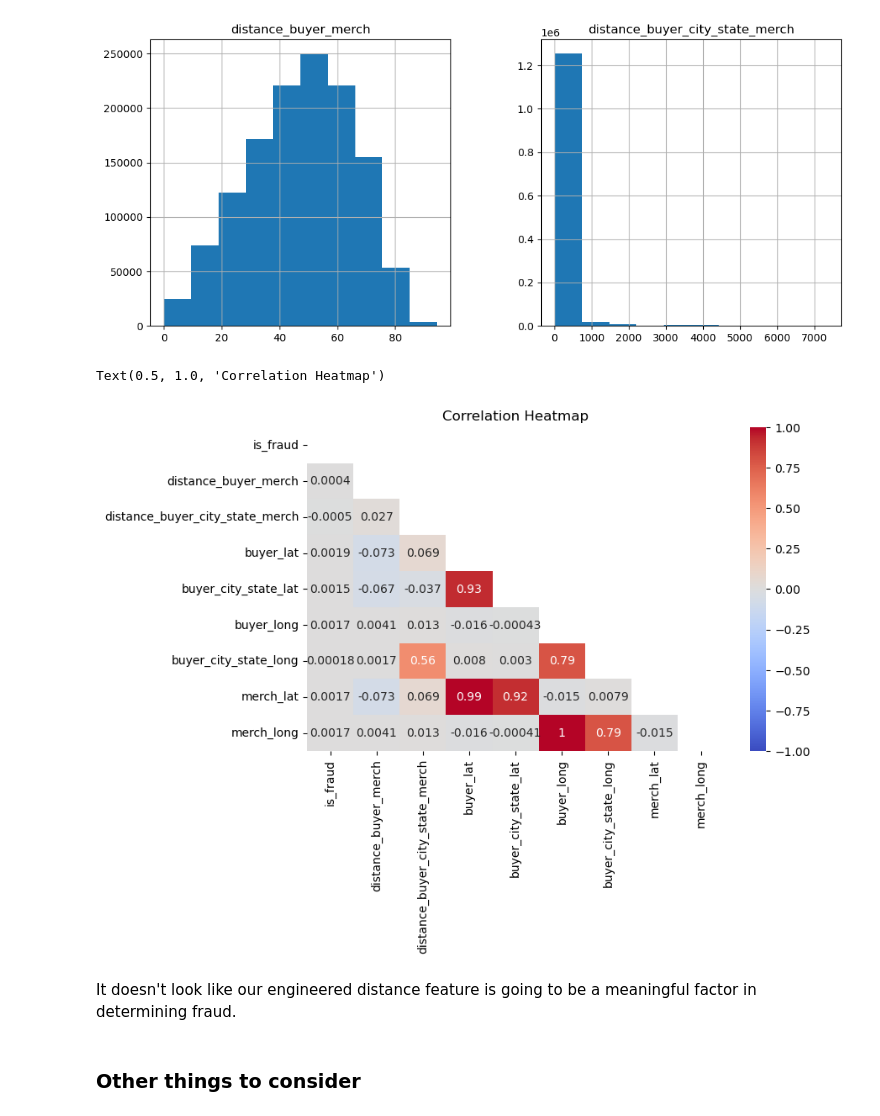
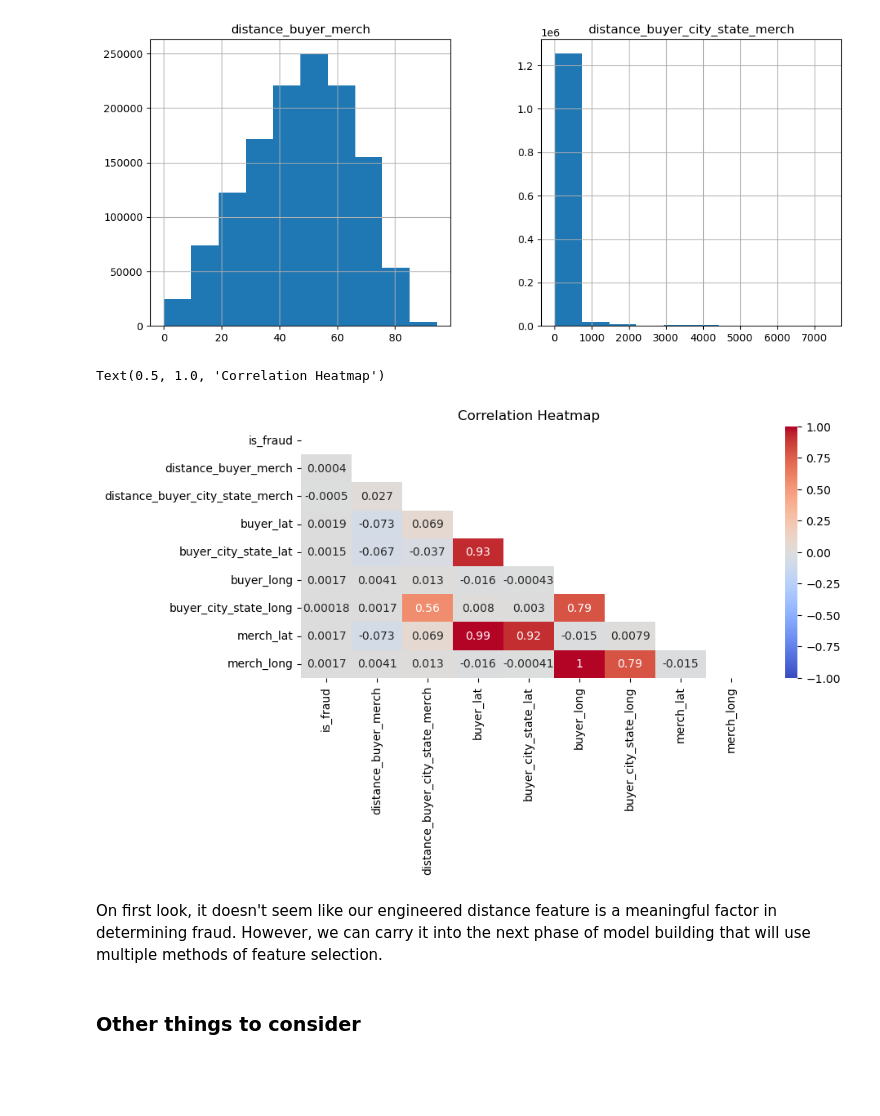
Before and after one commit to OMLDS/OMLDS_ML_Project_2023, a Jupyter notebook: notebooks/feature_eng_distance.ipynb, the cells around one changed output. Drawn from its saved outputs; the diff is of its cells as text; code cells hidden in the pictures; blank space fills up the shorter version.

```diff
--- a/notebooks/feature_eng_distance.ipynb
+++ b/notebooks/feature_eng_distance.ipynb
@@ -151,6 +196,6 @@ array([[<Axes: title={'center': 'distance_buyer_merch'}>]], dtype=object)
 # %%
 
-plt.rcParams['figure.figsize'] = (5, 5)
+plt.rcParams['figure.figsize'] = (6, 4)
 
 dist_corr = df_locs[
     [
@@ -295,11 +335,3 @@ Reformat the city_state field for merging back to our main dataset.
-# %%
-df_locs["distance_buyer_merch"] = df_locs.apply(
-    lambda x: calc_distance(
-        x["buyer_location"],
-        x["merchant_location"]
-    ),
-    axis=1
-)
 # %%
 # FYI:  This took approx 20 min. to run
 # df_geocode["geocode"] = df_geocode["city_state"].apply(geocode)
@@ -376,36 +415,36 @@ array([[<Axes: title={'center': 'distance_buyer_merch'}>,
       dtype=object)
 [figure]
 # %%
-plt.rcParams['figure.figsize'] = (8, 5)
+plt.rcParams['figure.figsize'] = (9, 4)
 
 dist_corr = df_locs[
     [
         "is_fraud",
         "distance_buyer_merch",
         "distance_buyer_city_state_merch",
         "buyer_lat",
         "buyer_city_state_lat",
         "buyer_long",
         "buyer_city_state_long",
         "merch_lat",
         "merch_long",
     ]
 ].corr()
 # mask diagonal and upper triangle
 mask = np.triu(np.ones_like(dist_corr, dtype=bool))
 heatmap = sns.heatmap(
     dist_corr,
     vmin=-1.0,
     vmax=1.0,
     cmap="coolwarm",
     mask=mask,
     annot=True)
 heatmap.set_title("Correlation Heatmap")
 # %% [output]
 Text(0.5, 1.0, 'Correlation Heatmap')
-[figure, old version]
+[figure, new version]
 # %% [markdown]
-It doesn't look like our engineered distance feature is going to be a meaningful factor in determining fraud.
+On first look, it doesn't seem like our engineered distance feature is a meaningful factor in determining fraud.  However, we can carry it into the next phase of model building that will use multiple methods of feature selection.
 # %% [markdown]
 ### Other things to consider
 # %% [markdown]
```
Also changed, not shown: parts of 18 cells of this notebook.
